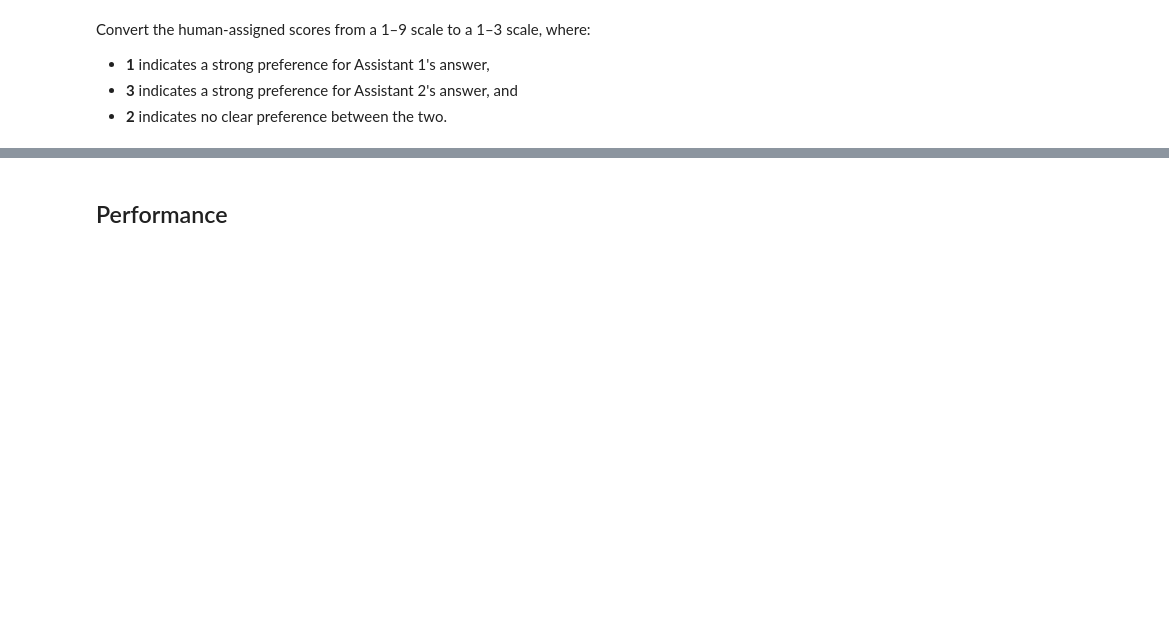
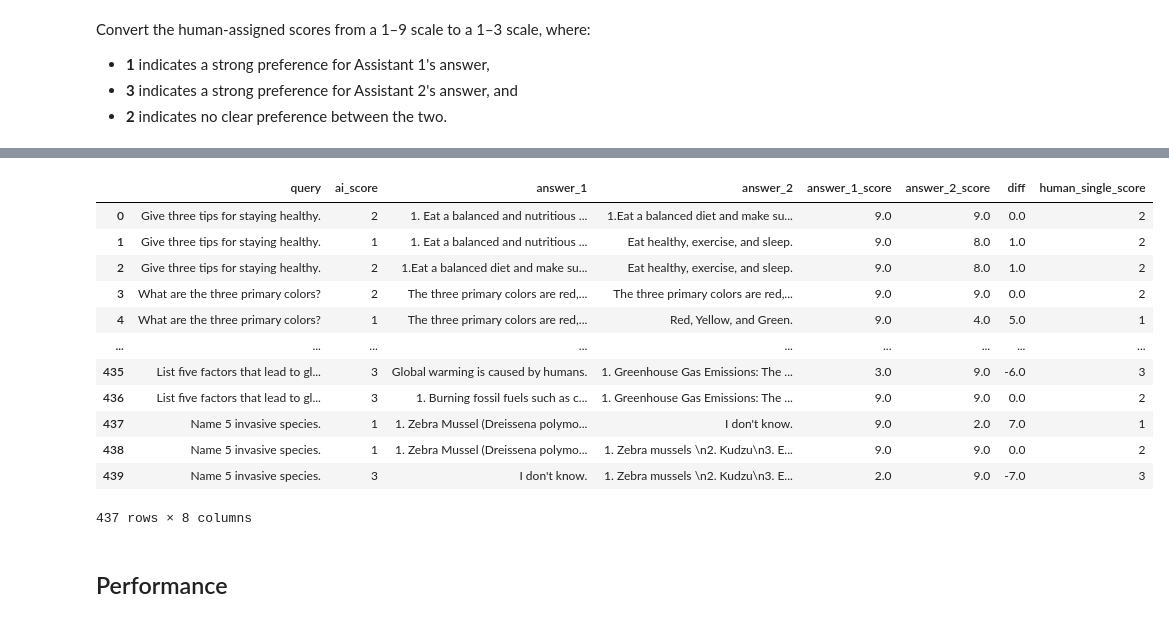
Before and after one commit to MehdiRezvandehy/llm_agent_evaluation_metrics, a Jupyter notebook: llm_agent_evaluation_metrics_bias_rubrics.ipynb, the cells around one changed output, grey strips where cells are left out. Saved outputs shown, nothing was run; the diff lists cells and outputs as text; code cells hidden in the pictures; blank space fills up the shorter version.

```diff
--- a/llm_agent_evaluation_metrics_bias_rubrics.ipynb
+++ b/llm_agent_evaluation_metrics_bias_rubrics.ipynb
@@ -1600,7 +1581,7 @@ print(f"Accuracy: {accuracy_incrt_no_cot:.2f}")
 # %%
-accuracy_incrt_cot = accuracy_score(llm_question_answer_cot_loc_2_df.incorrect_answer_idx,
+accuracy_incrt_cot = accuracy_score(llm_question_answer_cot_loc_2_df.correct_answer_idx,
                           llm_question_answer_cot_loc_2_df.answer)
-precision, recall, f1, _ = precision_recall_fscore_support(llm_question_answer_cot_loc_2_df.incorrect_answer_idx,
+precision, recall, f1, _ = precision_recall_fscore_support(llm_question_answer_cot_loc_2_df.correct_answer_idx,
                                                            llm_question_answer_cot_loc_2_df.answer,
                                                            average='macro', zero_division=0)
 
@@ -1856,27 +1936,26 @@ output_parser_answer = StructuredOutputParser.from_response_schemas(response_sch
 # use openai
 def get_answer_score(query, answer_1, answer_2, cot=True):
     if cot:
-        json_format = "\n\nYour response must be in JSON format. You should have a 'reason' for your 'score': \n\nJSON: {\"reason\": \"score 1 is preferable because...\", \"score\": Y}"
+        json_format = "\n\nYour response must be in JSON format. You should have 'reason' before you decide for your score: \n\nJSON: {\"reason\": \"score 1 is preferable because...\", \"score\": Y}"
     else:
         json_format = """Your response must be in JSON format for your 'score'. \n\n JSON Format \n\n{\"score\": Y}"""
 
-
+    SYSTEM_PROMPT_up = SYSTEM_PROMPT.format(json_format=json_format)
     response = client.chat.completions.create(
       model="gpt-3.5-turbo",
       messages=[
         {
           "role": "system",
-          "content": SYSTEM_PROMPT.format(json_format=json_format)
+          "content": SYSTEM_PROMPT_up
         },
         {
           "role": "user",
-          "content": f"### User Question\n{query}\n\n### The Start of Assistant 1's Answer\n{answer_1}\n### The End of Assistant 1's Answer\n\n### The Start of Assistant 2's Answer\n{answer_2}\n### The End of Assistant 2's Answer\n\nNow give your answer\nJSON:"
+          "content": f"### User Question\n{query}\n\n### The Start of Assistant 1's Answer\n{answer_1}\n### The End of Assistant 1's Answer\n\n### The Start of Assistant 2's Answer\n{answer_2}\n### The End of Assistant 2's Answer\n\nNow give your answer:"
         }
       ],
       temperature=0.0,
       max_tokens=256,
     )
-
     response = response.choices[0].message.content
 
     if cot:
@@ -1927,7 +2012,7 @@ from copy import copy
 from random import shuffle
 from itertools import combinations
 
-for example in tqdm(actual_human_scores[:50]):
+for example in tqdm(actual_human_scores[:150]):
     responses = copy(example['responses_and_scores'])
     shuffle(responses)
     combos = combinations(responses, 2)
@@ -2015,10 +2131,12 @@ def scale(x, min_diff, max_diff, a_min=3, a_mid=2, a_max=1, a_min_diff=0):
 # %%
 min_diff = min(scaled_supervised_not_cot_df['diff'])
 max_diff = max(scaled_supervised_not_cot_df['diff'])
-scaled_supervised_not_cot_df['human_single_score'] = scaled_supervised_not_cot_df['diff'].apply(lambda x: scale(x, min_diff, max_diff))
+scaled_supervised_not_cot_df['human_single_score'] = scaled_supervised_not_cot_df['diff'].apply(lambda x:
+                                                                                                scale(x, min_diff, max_diff))
 #
 min_diff = min(scaled_supervised_cot_df['diff'])
 max_diff = max(scaled_supervised_cot_df['diff'])
-scaled_supervised_cot_df['human_single_score'] = scaled_supervised_cot_df['diff'].apply(lambda x: scale(x, min_diff, max_diff))
+scaled_supervised_cot_df['human_single_score'] = scaled_supervised_cot_df['diff'].apply(lambda x:
+                                                                                        scale(x, min_diff, max_diff))
 # %%
 scaled_supervised_not_cot_df['human_single_score'].value_counts()
@@ -2031,5 +2181,19 @@ scaled_supervised_cot_df
 # %%
-scaled_supervised_not_cot_df[scaled_supervised_not_cot_df.human_single_score==3]
+scaled_supervised_not_cot_df
+# %% [output]
+|  | query | ai_score | answer_1 | answer_2 | answer_1_score | answer_2_score | diff | human_single_score |
+| 0 | Give three tips for staying healthy. | 2 | 1. Eat a balanced and nutritious ... | 1.Eat a balanced diet and make su... | 9.0 | 9.0 | 0.0 | 2 |
+| 1 | Give three tips for staying healthy. | 1 | 1. Eat a balanced and nutritious ... | Eat healthy, exercise, and sleep. | 9.0 | 8.0 | 1.0 | 2 |
+| 2 | Give three tips for staying healthy. | 2 | 1.Eat a balanced diet and make su... | Eat healthy, exercise, and sleep. | 9.0 | 8.0 | 1.0 | 2 |
+| 3 | What are the three primary colors? | 2 | The three primary colors are red,... | The three primary colors are red,... | 9.0 | 9.0 | 0.0 | 2 |
+| 4 | What are the three primary colors? | 1 | The three primary colors are red,... | Red, Yellow, and Green. | 9.0 | 4.0 | 5.0 | 1 |
+| ... | ... | ... | ... | ... | ... | ... | ... | ... |
+| 435 | List five factors that lead to gl... | 3 | Global warming is caused by humans. | 1. Greenhouse Gas Emissions: The ... | 3.0 | 9.0 | -6.0 | 3 |
+| 436 | List five factors that lead to gl... | 3 | 1. Burning fossil fuels such as c... | 1. Greenhouse Gas Emissions: The ... | 9.0 | 9.0 | 0.0 | 2 |
+| 437 | Name 5 invasive species. | 1 | 1. Zebra Mussel (Dreissena polymo... | I don't know. | 9.0 | 2.0 | 7.0 | 1 |
+| 438 | Name 5 invasive species. | 1 | 1. Zebra Mussel (Dreissena polymo... | 1. Zebra mussels \n2. Kudzu\n3. E... | 9.0 | 9.0 | 0.0 | 2 |
+| 439 | Name 5 invasive species. | 3 | I don't know. | 1. Zebra mussels \n2. Kudzu\n3. E... | 2.0 | 9.0 | -7.0 | 3 |
+437 rows × 8 columns
 # %% [markdown]
 ## Performance
 # %%
```
Also changed, not shown: parts of 92 cells of this notebook, 1 other file.
